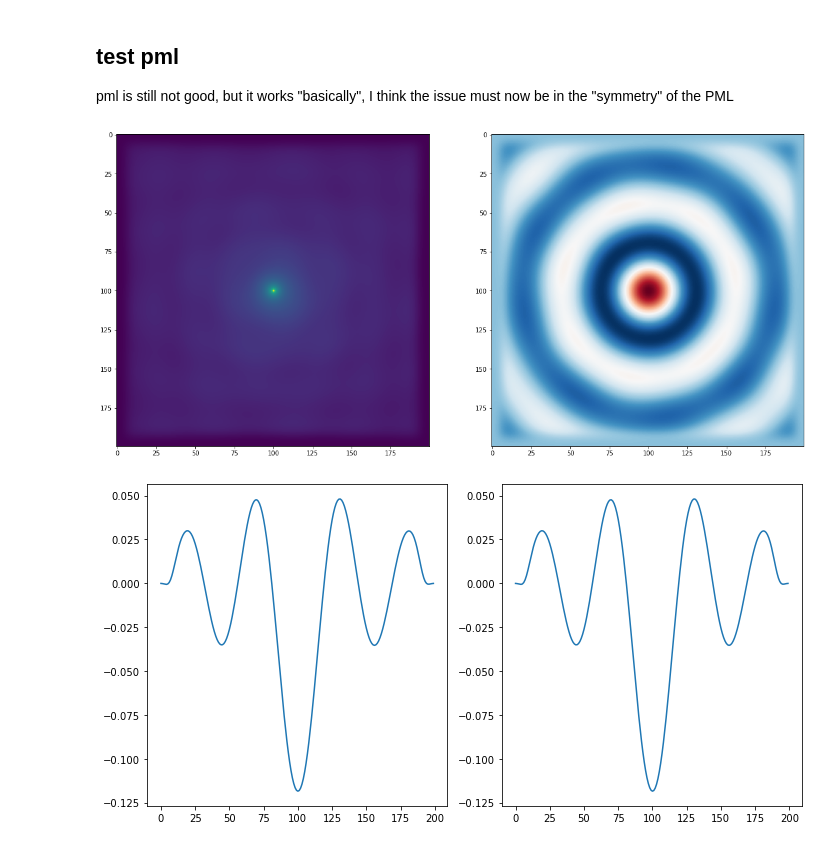
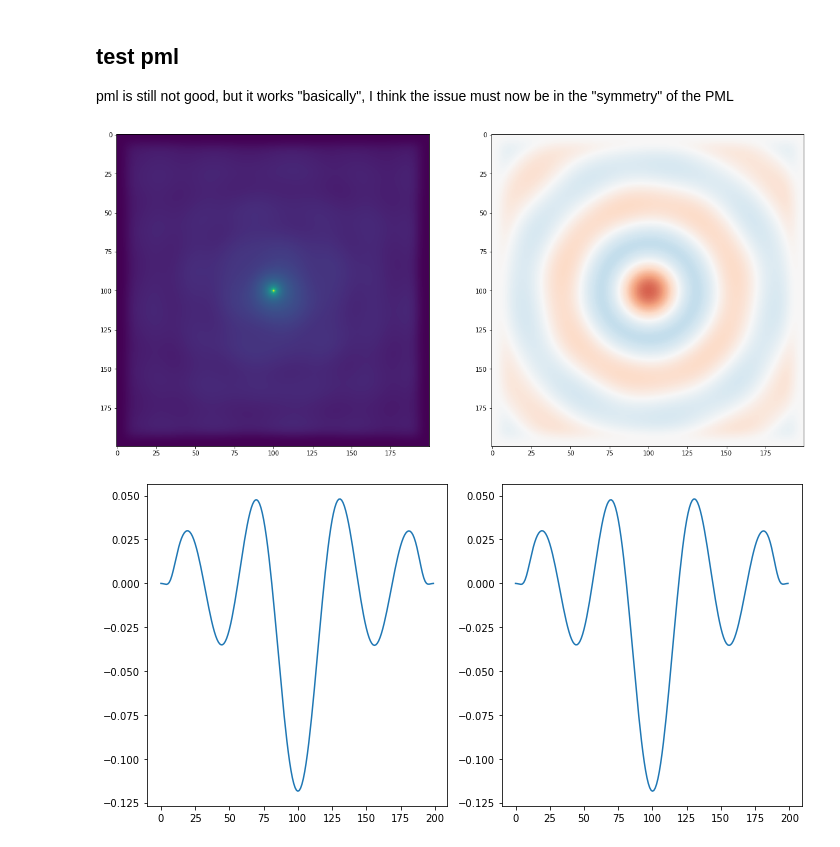
Before and after one commit to zhaonat/fdfd-armadillo, a Jupyter notebook: notebooks/test_armadillo.ipynb, the cells around one changed output. Drawn from its saved outputs; the diff is of its cells as text; code cells hidden in the pictures.

```diff
--- a/notebooks/test_armadillo.ipynb
+++ b/notebooks/test_armadillo.ipynb
@@ -123,33 +123,33 @@ pml is still not good, but it works "basically", I think the issue must now be i
 # %%
 filename = 'pml_test_hz.csv'
 import csv
 
 processed = [];
 with open(filename, 'r') as f:
     lines = ' '.join([s.replace(',', '.') for s in f.readlines()])
     #print(lines.split())
 
     for i in lines.split():
         i = i.replace('i','j')
         processed.append(complex(i));
 processed = np.array(processed)
 processed = np.reshape(processed, (200,200))
 
 plt.figure(figsize = (20,10))
 plt.subplot(121)
 plt.imshow(abs(processed))
 plt.subplot(122)
 plt.imshow(np.real(processed), cmap = 'RdBu')
-
+plt.clim(-0.2,0.2)
 plt.show();
 
 ## values at end should terminate at 0, but they don't so the pml is fucked
 plt.figure(figsize = (10,5))
 plt.subplot(121)
 plt.plot(np.real(processed[:,100]))
 plt.subplot(122)
 plt.plot(np.real(processed[100,:]))
 plt.tight_layout();
 # %% [output]
-[figure, old version]
+[figure, new version]
 [figure]
```
Also changed, not shown: 59 other files.
